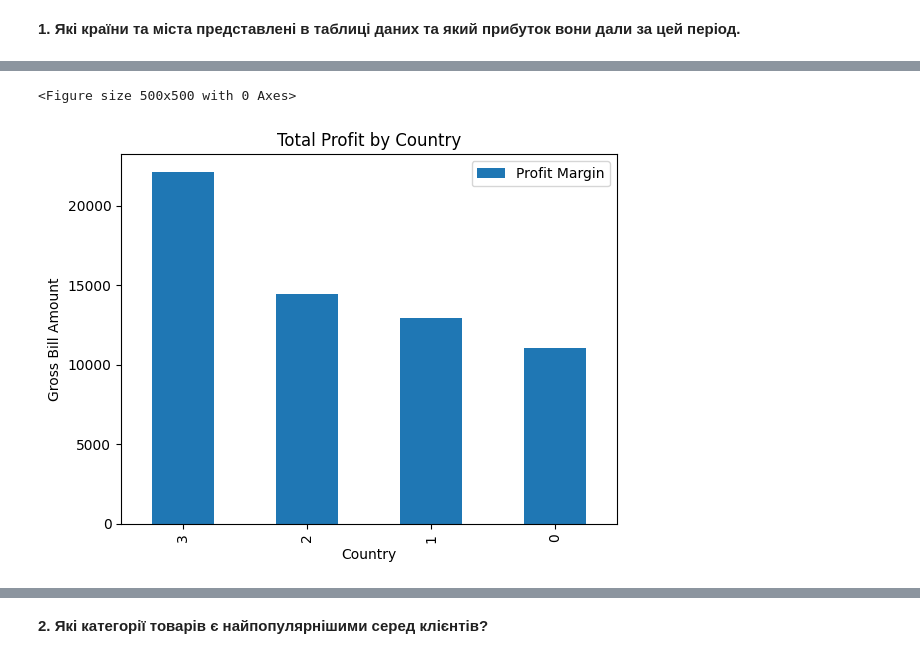
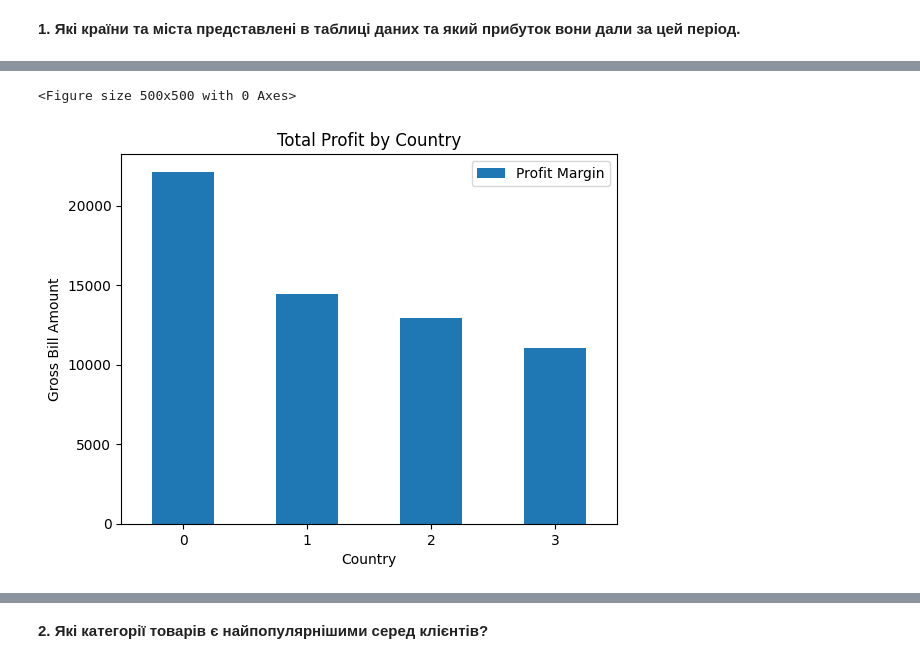
Before and after one commit to oleg-zao/My-Python-Home-Work, a Jupyter notebook: Final_Project_Grocery_store_sales_analysis.ipynb, the cells around one changed output, grey strips where cells are left out. Saved outputs shown, nothing was run; the diff lists cells and outputs as text; code cells hidden in the pictures.

```diff
--- a/Final_Project_Grocery_store_sales_analysis.ipynb
+++ b/Final_Project_Grocery_store_sales_analysis.ipynb
@@ -175,7 +175,7 @@ print(df.duplicated().sum())
 # %%
 # Прибуток по країнам за спаданням
 profit_by_country = df.groupby('Country')['Profit Margin'].sum().reset_index()
-profit_by_country = profit_by_country.sort_values(by='Profit Margin', ascending=False)
+profit_by_country = profit_by_country.sort_values(by='Profit Margin', ascending=False).reset_index(drop=True)
 print(profit_by_country)
 # %% [output]
        Country  Profit Margin
@@ -207,15 +207,15 @@ df.groupby(['Country','City'])['Profit Margin'].sum()
 |  | Woodlands | 7489.29808 |
 dtype: float64
 # %%
-# Гистограмма по странам
+# Гистограмма по країнам
 plt.figure(figsize=(5, 5))
 profit_by_country.plot(kind='bar')
 plt.title('Total Profit by Country')
 plt.xlabel('Country')
 plt.ylabel('Gross Bill Amount')
-plt.xticks(rotation=90)
+plt.xticks(rotation=0)
 plt.show()
 # %% [output]
 <Figure size 500x500 with 0 Axes>
-[figure, old version]
+[figure, new version]
 # %%
```
Also changed, not shown: parts of 14 cells of this notebook.
